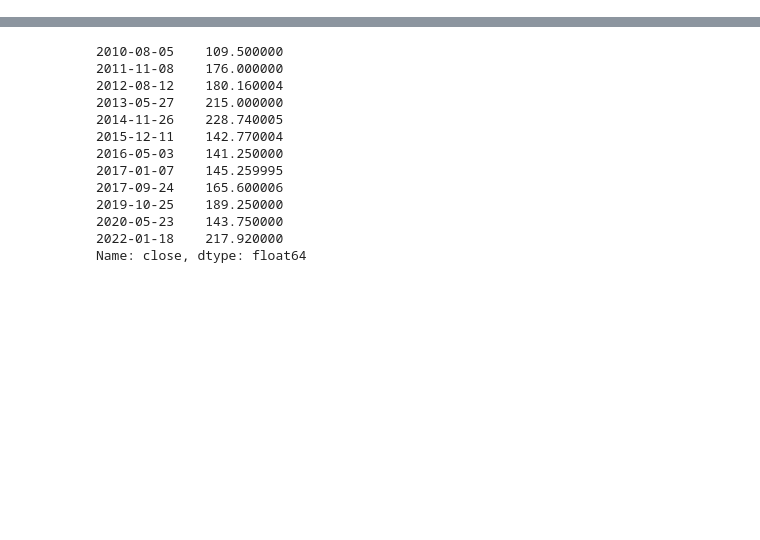
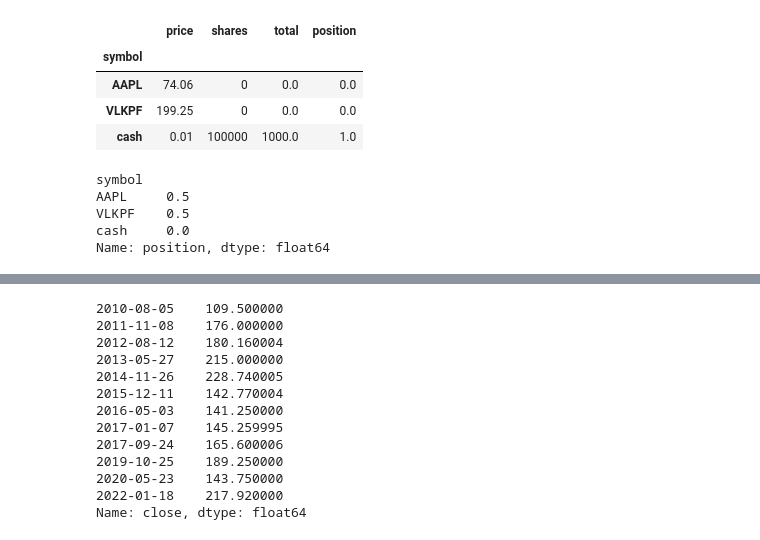
Before and after one commit to ddvlamin/finrl, a Jupyter notebook: notebooks/playground.ipynb, the cells around one changed output, grey strips where cells are left out. Saved outputs shown, nothing was run; the diff lists cells and outputs as text; code cells hidden in the pictures; blank space fills up the shorter version.

Commit message:
trading simulator

```diff
--- a/notebooks/playground.ipynb
+++ b/notebooks/playground.ipynb
@@ -59,0 +22,21 @@ df = get_historical_stock_df("1day", "VLKPF", "2000-01-01", "2023-11-10")
+# %%
+simulator = TradingSimulator(df, 100000)
+simulator.current_positions
+# %% [output]
+|  | price | shares | total | position |
+| symbol |  |  |  |  |
+| AAPL | 74.06 | 0 | 0.0 | 0.0 |
+| VLKPF | 199.25 | 0 | 0.0 | 0.0 |
+| cash | 0.01 | 100000 | 1000.0 | 1.0 |
+# %%
+new_positions = simulator.current_positions.copy()
+new_positions.loc["AAPL","position"] = 0.5
+new_positions.loc["VLKPF","position"] = 0.5
+new_positions.loc["cash","position"] = 0.0
+new_positions["position"]
+# %% [output]
+symbol
+AAPL     0.5
+VLKPF    0.5
+cash     0.0
+Name: position, dtype: float64
```
Also changed, not shown: parts of 18 cells of this notebook, 3 other files.
